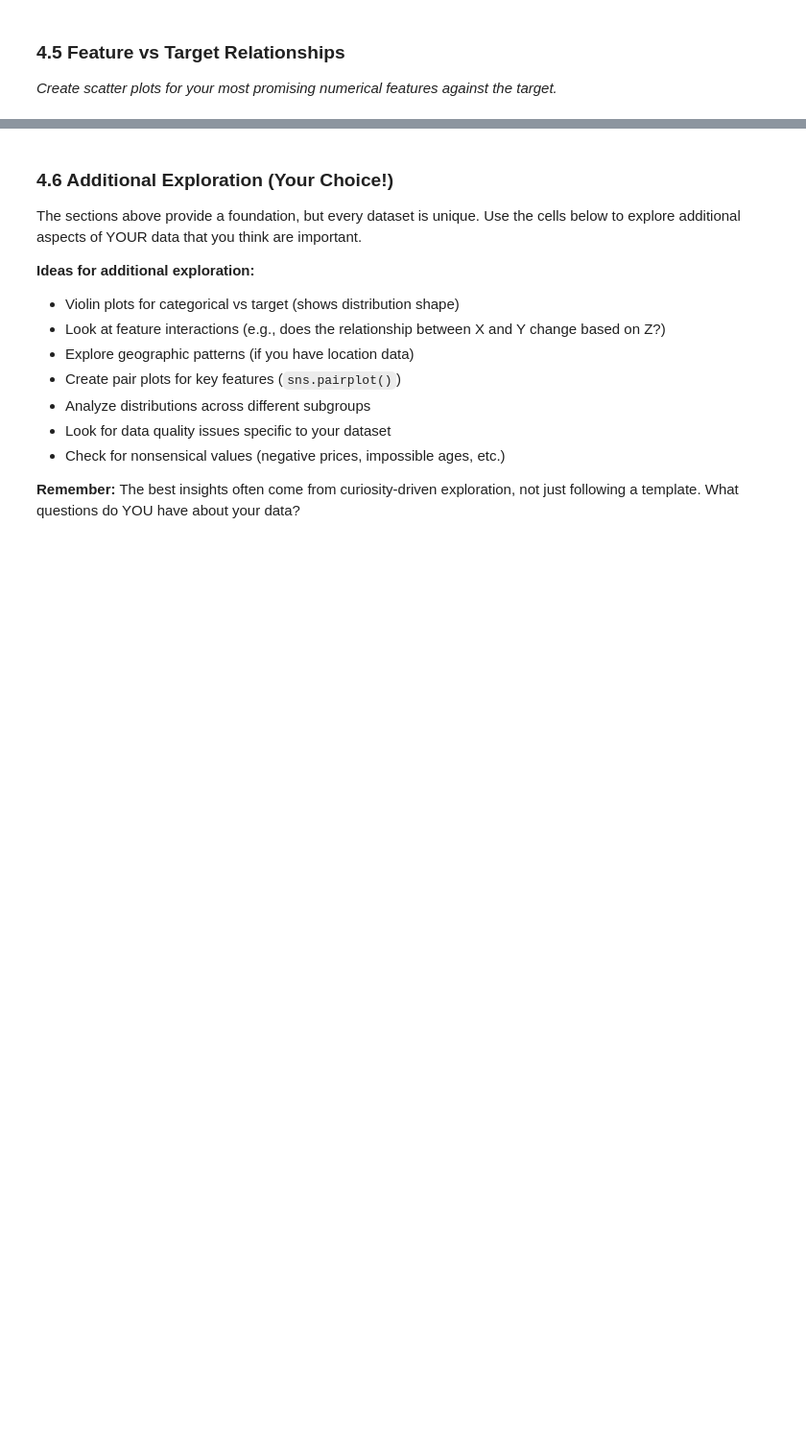
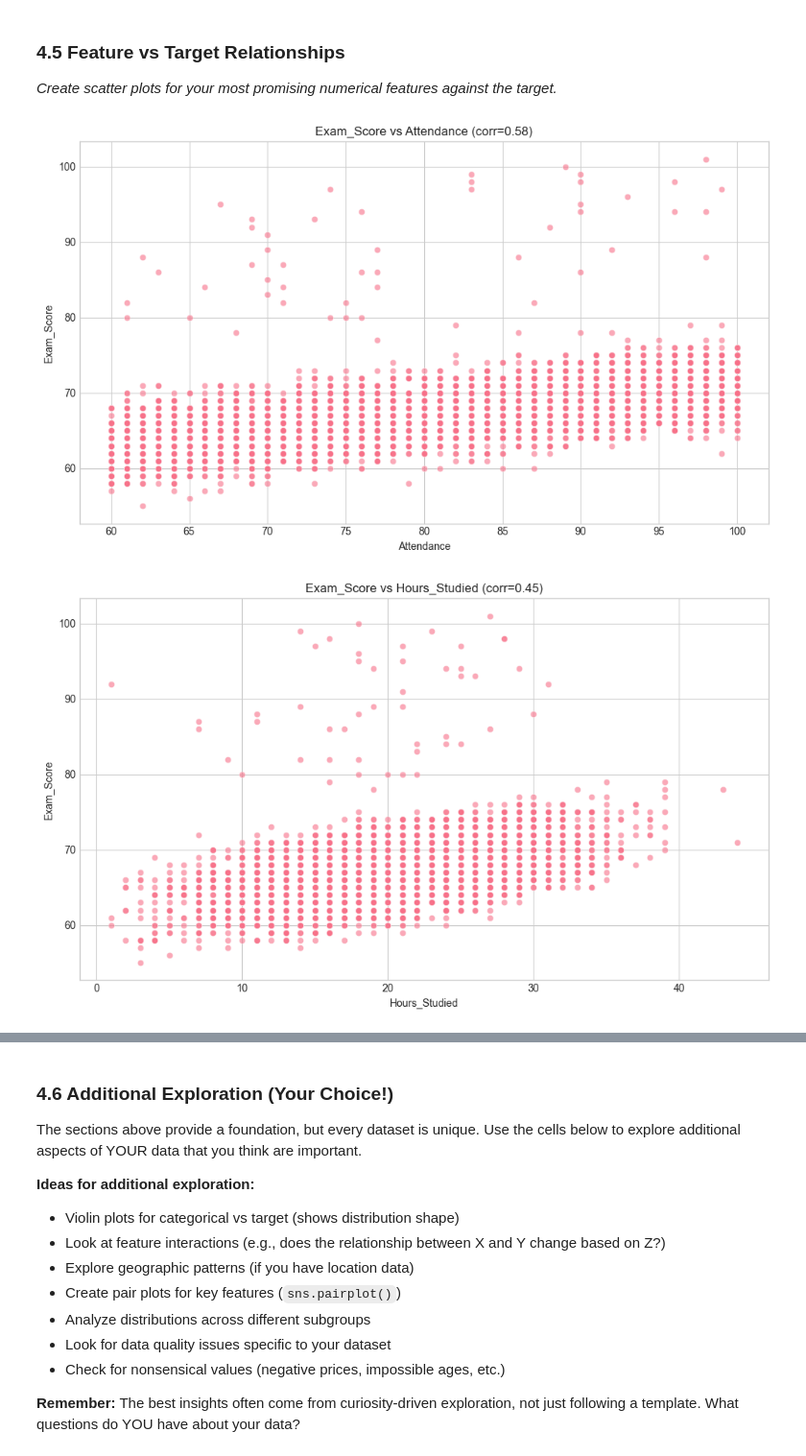
Before and after one commit to groverpe60-Eagle/fsa-aiml-2511-classroom-individual-capstone-2511-individual-capstone-template-1, a Jupyter notebook: notebooks/01_problem_statement_and_eda.ipynb, the cells around one changed output, grey strips where cells are left out. Shown at 96% size. Cells and saved outputs as stored; diff of their text form; code cells hidden in the pictures; blank space fills up the shorter version.

```diff
--- a/notebooks/01_problem_statement_and_eda.ipynb
+++ b/notebooks/01_problem_statement_and_eda.ipynb
@@ -563,27 +671,23 @@ plt.show()
 ### 4.5 Feature vs Target Relationships
 
 *Create scatter plots for your most promising numerical features against the target.*
-# %%
-# Select top correlated features to plot
-top_features = target_correlations.abs().sort_values(ascending=False).head(4).index.tolist()
-
-if len(top_features) > 0:
-    n_features = min(4, len(top_features))
-    fig, axes = plt.subplots(2, 2, figsize=(14, 10))
-    axes = axes.flatten()
-
-    for i, feature in enumerate(top_features[:n_features]):
-        axes[i].scatter(df[feature], df[TARGET], alpha=0.5)
-        axes[i].set_xlabel(feature)
-        axes[i].set_ylabel(TARGET)
-        corr = df[feature].corr(df[TARGET])
-        axes[i].set_title(f'{feature} vs {TARGET} (r={corr:.2f})')
-
-    # Hide unused subplots
-    for j in range(n_features, 4):
-        axes[j].set_visible(False)
-
-    plt.tight_layout()
-    plt.show()
-else:
-    print("No numerical features to plot.")
+# %%
+# Select top correlated features to plot
+# Convert to Series if it's a DataFrame (handle duplicate TARGET columns)
+if isinstance(target_correlations, pd.DataFrame):
+    target_corr_series = target_correlations.iloc[:, 0]  # Take first column
+else:
+    target_corr_series = target_correlations
+
+top_features = target_corr_series.abs().sort_values(ascending=False).head(4).index.tolist()
+for feature in top_features:
+    plt.figure(figsize=(10, 6))
+    sns.scatterplot(data=df, x=feature, y=TARGET, alpha=0.6)
+    plt.title(f'{TARGET} vs {feature} (corr={target_corr_series[feature]:.2f})')
+    plt.xlabel(feature)
+    plt.ylabel(TARGET)
+    plt.tight_layout()
+    plt.show()
+# %% [output]
+[figure, added]
+[figure, added]
```
Also changed, not shown: parts of 42 cells of this notebook.
